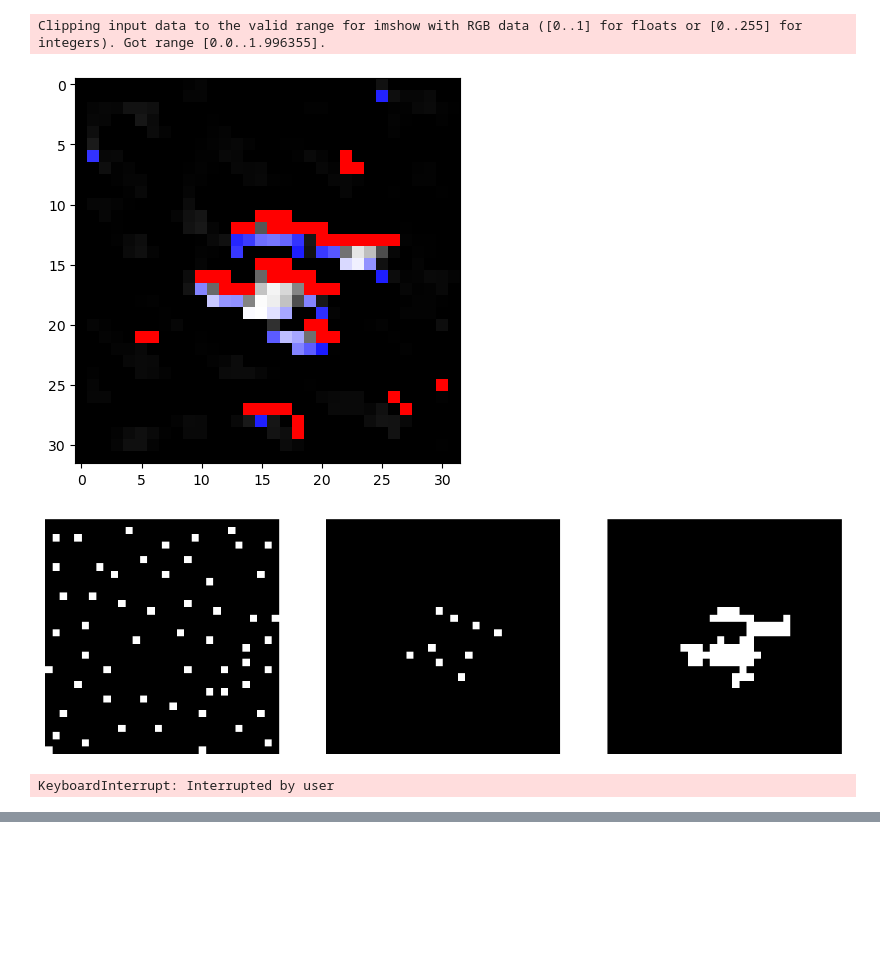
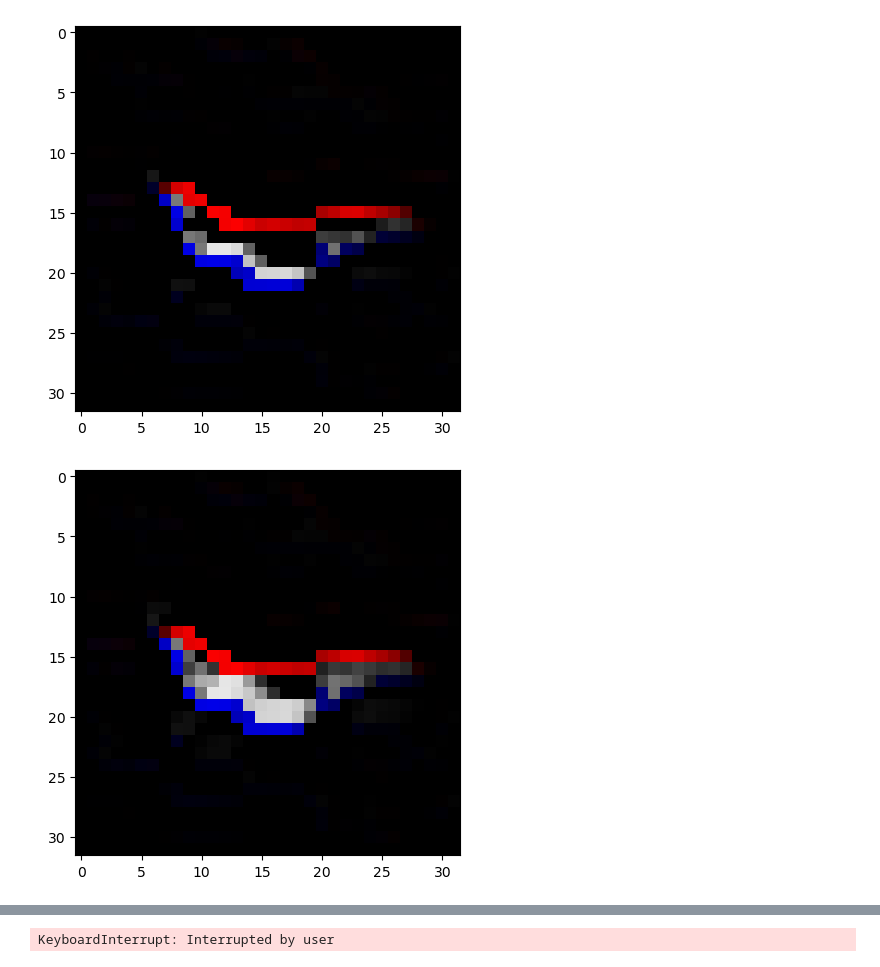
Before and after one commit to HaoranShivs/WeakSupervisedIRSTD, a Jupyter notebook: show.ipynb, the cells around one changed output, grey strips where cells are left out. Drawn from its saved outputs; the diff is of its cells as text; code cells hidden in the pictures; blank space fills up the shorter version.

Commit message:
new_dataset_model

```diff
--- a/show.ipynb
+++ b/show.ipynb
@@ -18,18 +19,18 @@ cfg_path = './cfg.yaml'
 with open(cfg_path) as f:
     cfg = yaml.safe_load(f)
 
-# dataset
+# # dataset
 file_name = '_target'
 
-trainset = NUDTDataset(base_dir=r"W:/DataSets/ISTD/NUDT-SIRST", mode="train", base_size=256, pt_label=True, \
-                        pesudo_label=True, augment=False, turn_num=0, file_name=file_name, cfg=cfg)
-img_path = "W:/DataSets/ISTD/NUDT-SIRST/trainval/images"
+# trainset = NUDTDataset(base_dir=r"W:/DataSets/ISTD/NUDT-SIRST", mode="train", base_size=256, pt_label=True, \
+#                         pesudo_label=True, augment=False, turn_num=0, file_name=file_name, cfg=cfg)
+# img_path = "W:/DataSets/ISTD/NUDT-SIRST/trainval/images"
 # elif args.dataset == 'sirstaug':
 #     trainset = SirstAugDataset(base_dir=r'./datasets/sirst_aug',
 #                                mode='train', base_size=args.base_size)  # base_dir=r'E:\ztf\datasets\sirst_aug'
-# trainset = IRSTD1kDataset(base_dir=r"W:/DataSets/ISTD/IRSTD-1k", mode="train", base_size=512, pt_label=True, \
-#                             pesudo_label=True, augment=False, turn_num=0, file_name=file_name, cfg=cfg)
-# img_path = "W:/DataSets/ISTD/IRSTD-1k/trainval/images"
+trainset = IRSTD1kDataset(base_dir=r"W:/DataSets/ISTD/IRSTD-1k", mode="train", base_size=512, pt_label=True, \
+                            pseudo_label=True, augment=False, turn_num=0, file_name=file_name, cfg=cfg)
+img_path = "W:/DataSets/ISTD/IRSTD-1k/trainval/images"
 
 
 train_data_loader = Data.DataLoader(trainset, batch_size=32, shuffle=False, drop_last=False)
@@ -263,24 +372,10 @@ def initial_target(grad_intensity: torch.Tensor, pt_label: torch.Tensor, thresho
 # %%
-for j, (img, pt_label, pesudo_label) in enumerate(train_data_loader):
+for j, (img, label) in enumerate(train_data_loader):
+    pt_label, pesudo_label = label[:,0:1], label[:,1:2]
     B, _, H, W = img.shape
     indices = torch.where(pt_label > 1e-4)
 
-    for b, _, s1, s2 in zip(*indices):
-        # 提取区域
-        targets = []
-        size = 32
-
-        y1 = max(1, s1 - size // 2)
-        x1 = max(1, s2 - size // 2)
-        y2 = min(H-1, s1 + (size - size // 2))
-        x2 = min(W-1, s2 + (size - size // 2))
-        _region = img[b:b+1,:1, y1:y2, x1:x2]
-
-        _target, _ = gradient_expand_one_size(_region, [0.5, 0.5, 0.5])
-
-        p_label = initial_target(_target, pt_label[b, 0, s1, s2], threshold=0.1)
+    target_grad_expanded_filtered = gradient_expand_filter_v2(img, pt_label, [32,48,64], view=0)
 # %% [output]
-Clipping input data to the valid range for imshow with RGB data ([0..1] for floats or [0..255] for integers). Got range [0.0..1.996355].
-[figure, old version]
+[figure, new version]
-[figure, old version]
+[figure, new version]
-KeyboardInterrupt: Interrupted by user
@@ -286,0 +390 @@ KeyboardInterrupt: Interrupted by user
+KeyboardInterrupt: Interrupted by user
```
Also changed, not shown: parts of 12 cells of this notebook, 15 other files.
